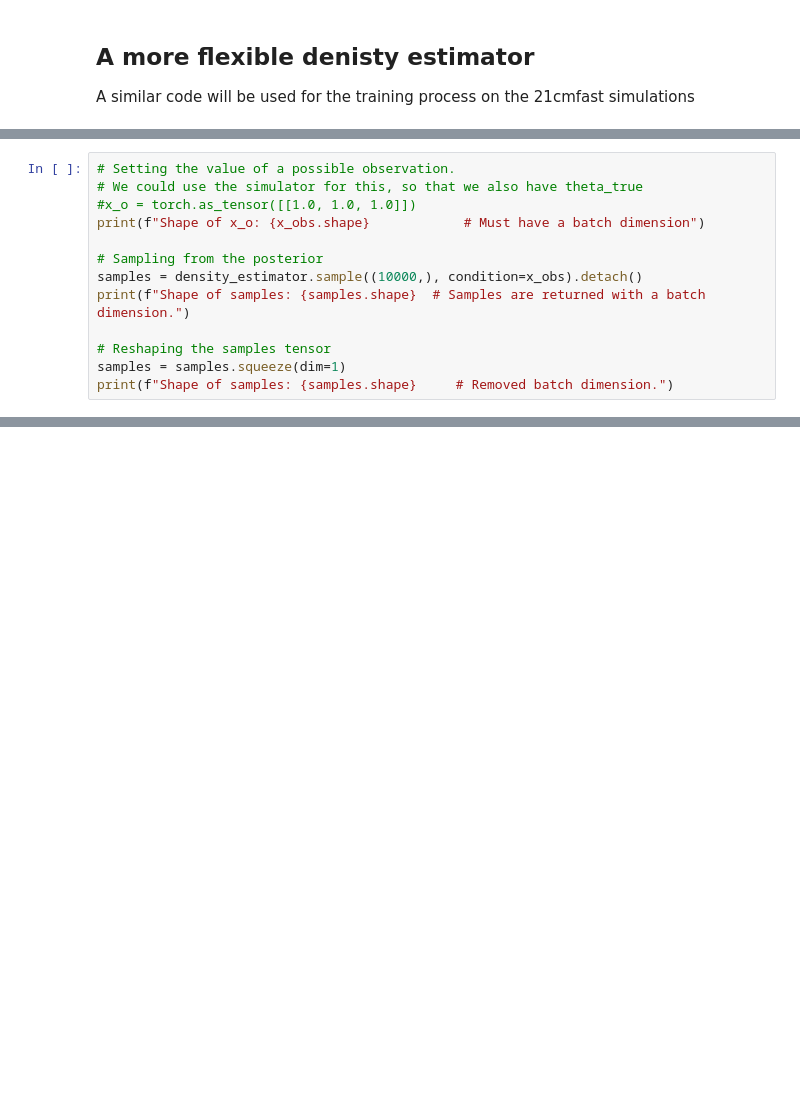
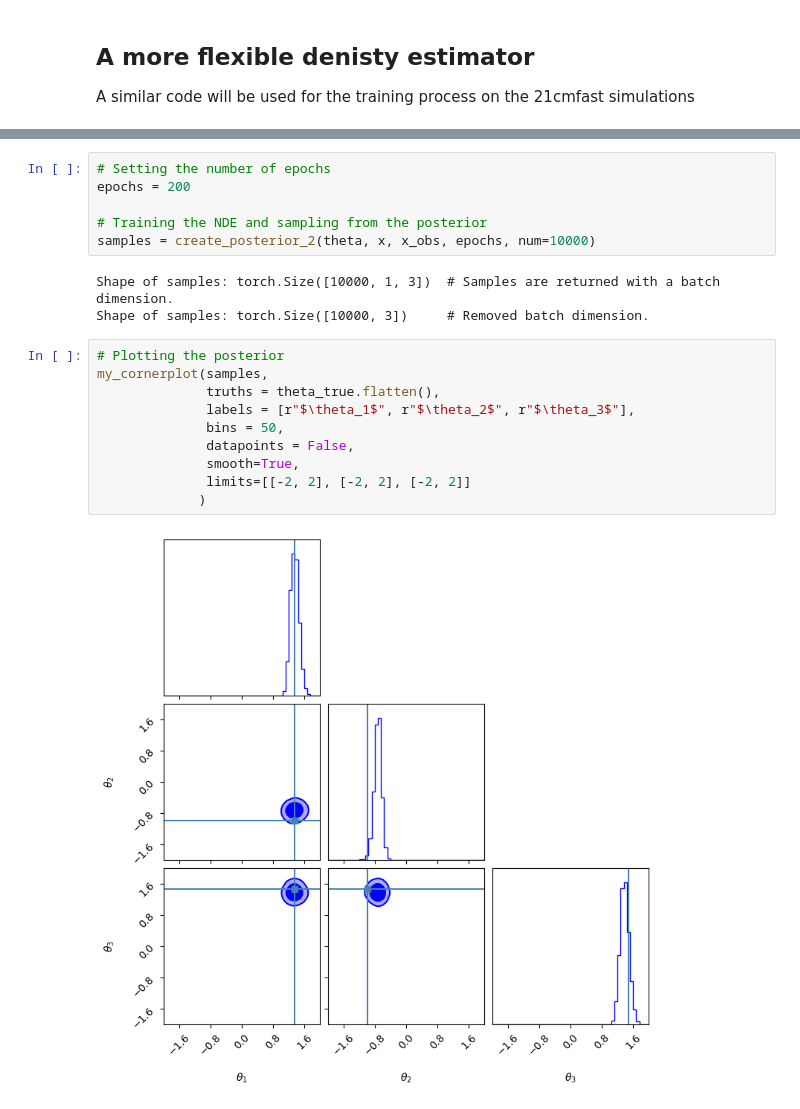
Before and after one commit to pietro-alba/pietro_sbi, a Jupyter notebook: Tutorials/4_What_is_SBI.ipynb, the cells around one changed output, grey strips where cells are left out. Saved outputs shown, nothing was run; the diff lists cells and outputs as text; blank space fills up the shorter version.

```diff
--- a/Tutorials/4_What_is_SBI.ipynb
+++ b/Tutorials/4_What_is_SBI.ipynb
@@ -189,13 +213,0 @@ for _ in range(epochs):
-# %%
-# Setting the value of a possible observation.
-# We could use the simulator for this, so that we also have theta_true
-#x_o = torch.as_tensor([[1.0, 1.0, 1.0]])
-print(f"Shape of x_o: {x_obs.shape}            # Must have a batch dimension")
-
-# Sampling from the posterior
-samples = density_estimator.sample((10000,), condition=x_obs).detach()
-print(f"Shape of samples: {samples.shape}  # Samples are returned with a batch dimension.")
-
-# Reshaping the samples tensor
-samples = samples.squeeze(dim=1)
-print(f"Shape of samples: {samples.shape}     # Removed batch dimension.")
@@ -228,0 +290,21 @@ psbi.my_cornerplot(samples,
+# %%
+# Setting the number of epochs
+epochs = 200
+
+# Training the NDE and sampling from the posterior
+samples = create_posterior_2(theta, x, x_obs, epochs, num=10000)
+# %% [output]
+Shape of samples: torch.Size([10000, 1, 3])  # Samples are returned with a batch dimension.
+Shape of samples: torch.Size([10000, 3])     # Removed batch dimension.
+# %%
+# Plotting the posterior
+my_cornerplot(samples,
+              truths = theta_true.flatten(),
+              labels = [r"$\theta_1$", r"$\theta_2$", r"$\theta_3$"],
+              bins = 50,
+              datapoints = False,
+              smooth=True,
+              limits=[[-2, 2], [-2, 2], [-2, 2]]
+             )
+# %% [output]
+[figure, added]
```
Also changed, not shown: parts of 14 cells of this notebook.
